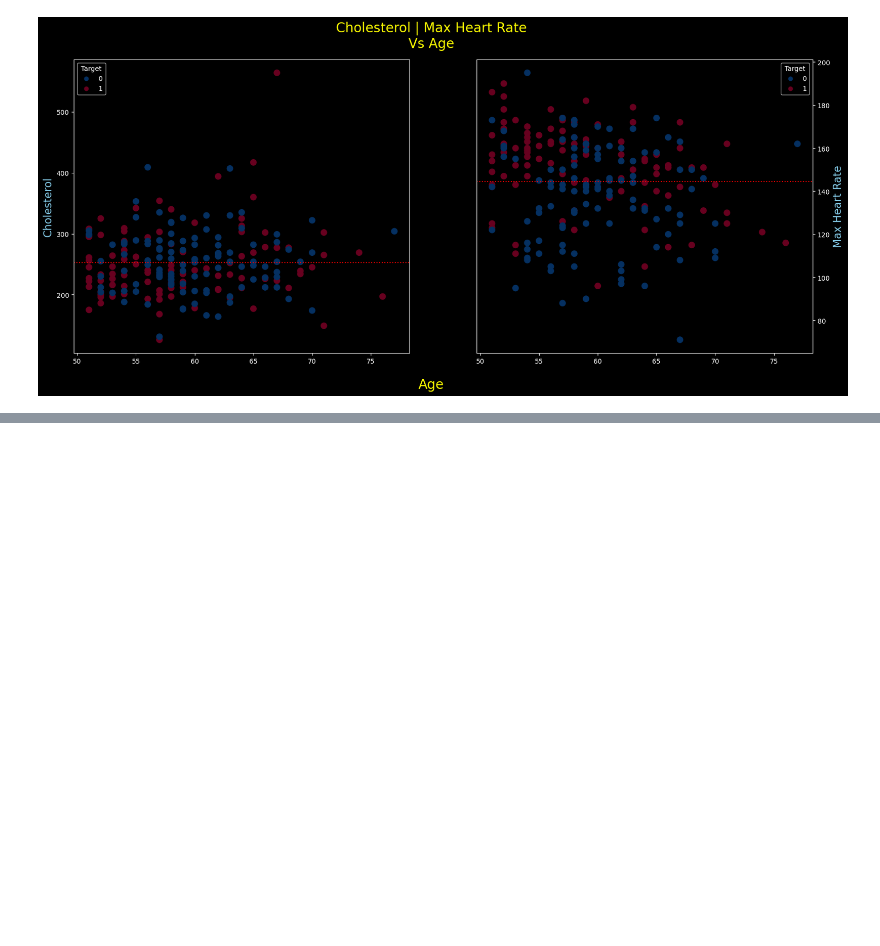
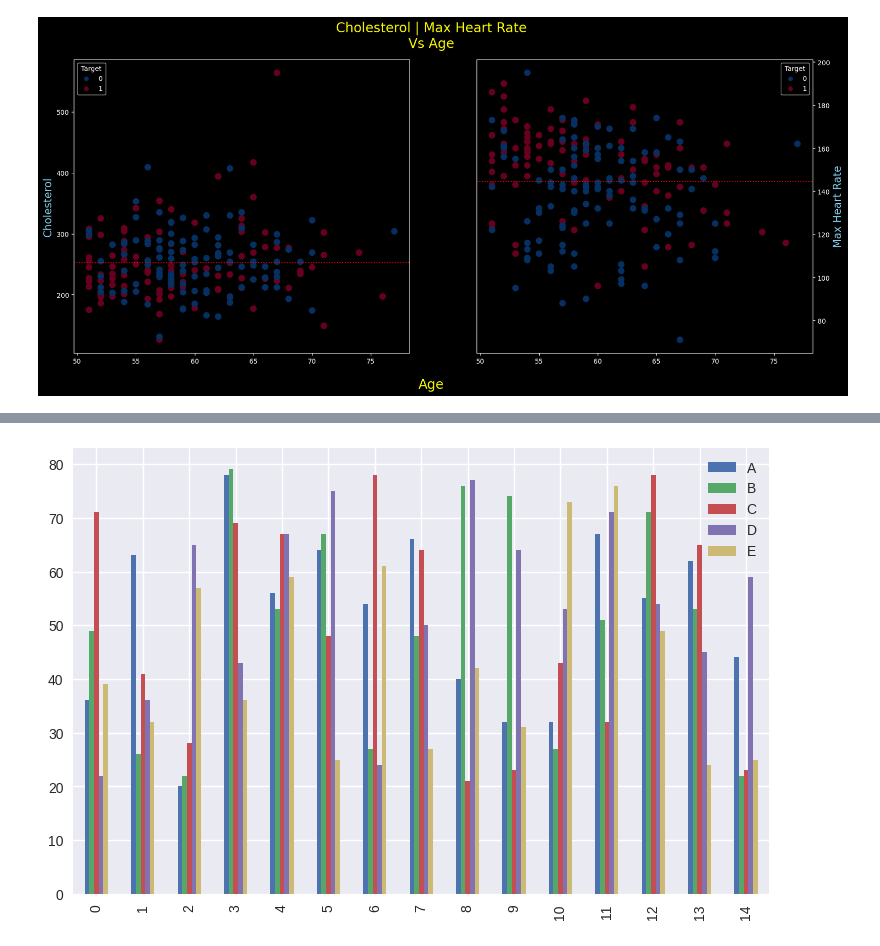
Before and after one commit to DarkDk123/ZTM-ML-Data-Science, a Jupyter notebook: 6. Matplotlib : Visualizing Data/Matplotlib_Intro.ipynb, the cells around one changed output, grey strips where cells are left out. Saved outputs shown, nothing was run; the diff lists cells and outputs as text; code cells hidden in the pictures; blank space fills up the shorter version.

```diff
--- a/6. Matplotlib : Visualizing Data/Matplotlib_Intro.ipynb
+++ b/6. Matplotlib : Visualizing Data/Matplotlib_Intro.ipynb
@@ -847,0 +881,4 @@ plt.show() # Show everything.
+# %%
+# Let's Create Dummy data for Practice.
+x = np.random.randint(20, 80, (15, 5))
+x[:10]
@@ -847,0 +896,4 @@ plt.show() # Show everything.
+# %%
+# Let's Create a DataFrame from it, to be able to plot.
+dummy_df = pd.DataFrame(columns=list('ABCDE'), data=x)
+dummy_df[:5]
@@ -847,0 +907,5 @@ plt.show() # Show everything.
+# %%
+# Plot a Bar Graph.
+ax = dummy_df.plot(kind='bar')
+# %% [output]
+[figure, added]
```
Also changed, not shown: parts of 6 cells of this notebook.
